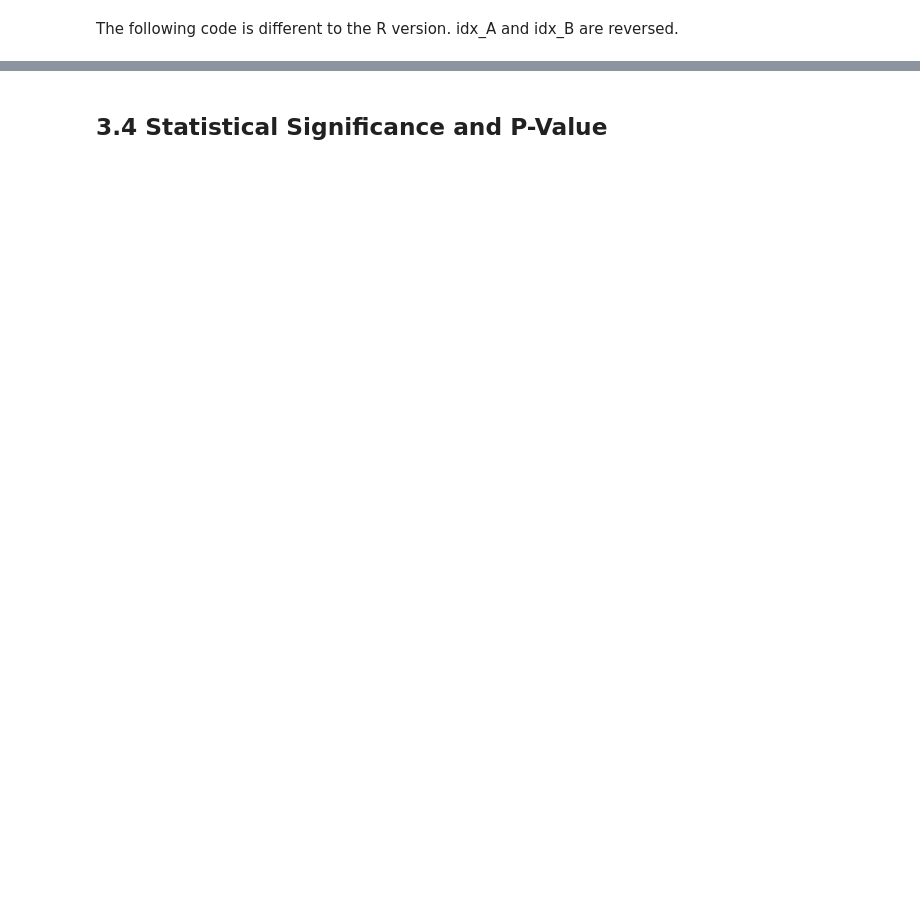
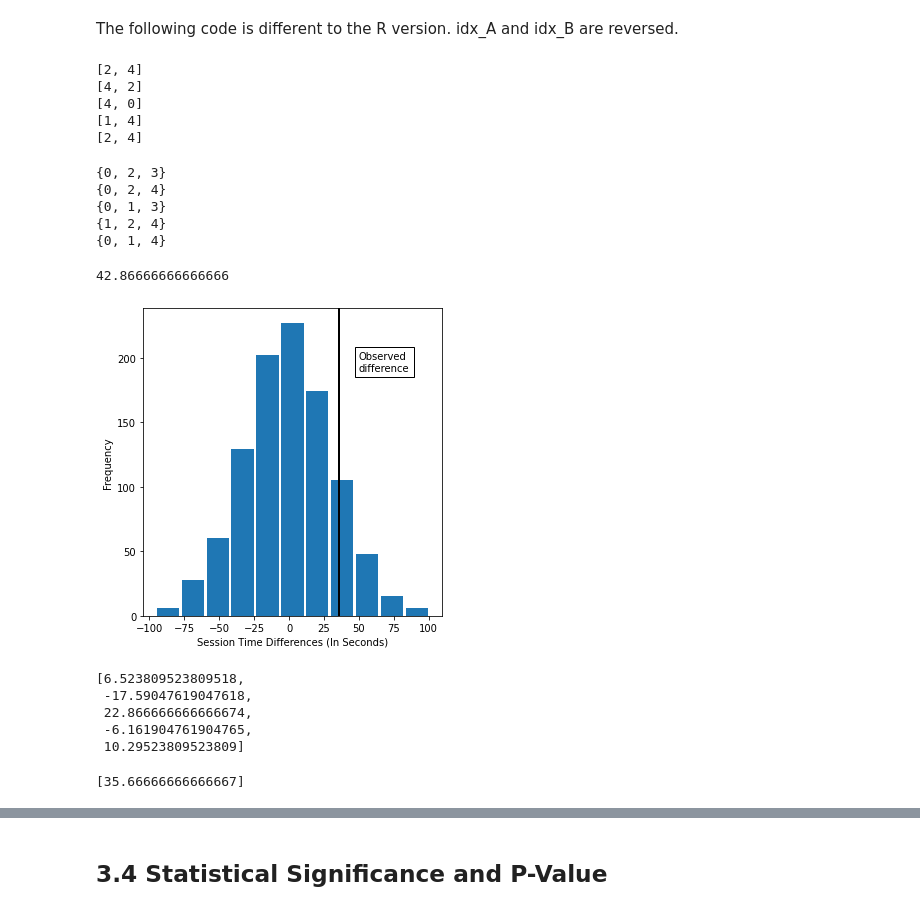
Before and after one commit to young-hwanlee/my-practical-statistics-for-data-scientists, a Jupyter notebook: Chapter_3_Statistical_Experiments_and_Significance_Testing.ipynb, the cells around one changed output, grey strips where cells are left out. Cells and saved outputs as stored; diff of their text form; code cells hidden in the pictures; blank space fills up the shorter version.

```diff
--- a/Chapter_3_Statistical_Experiments_and_Significance_Testing.ipynb
+++ b/Chapter_3_Statistical_Experiments_and_Significance_Testing.ipynb
@@ -61,5 +92,23 @@ print(mean_b - mean_a)
 # %% [markdown]
 The following code is different to the R version. idx_A and idx_B are reversed.
+# %%
+for _ in range(5):
+    print(random.sample(range(5),2))
+# %% [output]
+[2, 4]
+[4, 2]
+[4, 0]
+[1, 4]
+[2, 4]
+# %%
+for _ in range(5):
+    print(set(random.sample(range(5), 3)))
+# %% [output]
+{0, 2, 3}
+{0, 2, 4}
+{0, 1, 3}
+{1, 2, 4}
+{0, 1, 4}
 # %%
 # Permutation test example with stickiness
 def perm_fun(x, nA, nB):
@@ -68,19 +117,35 @@ def perm_fun(x, nA, nB):
     idx_A = set(range(n)) - idx_B
     return x.loc[idx_B].mean() - x.loc[idx_A].mean()
 
-xA = session_times[session_times.Page == 'Page A'].shape[0]
+nA = session_times[session_times.Page == 'Page A'].shape[0]
 nB = session_times[session_times.Page == 'Page B'].shape[0]
 print(perm_fun(session_times.Time, nA, nB))
+# %% [output]
+42.86666666666666
 # %%
 random.seed(1)
-perm_diffs = [perm_fun(session_times.Time, nA, nB)] for _in range(1000)]
+perm_diffs = [perm_fun(session_times.Time, nA, nB) for _ in range(1000)]
 
 fig, ax = plt.subplots(figsize=(5, 5))
 ax.hist(perm_diffs, bins=11, rwidth=0.9)
 ax.axvline(x = mean_b - mean_a, color='black', lw=2)
 ax.text(50, 190, 'Observed\ndifference', bbox={'facecolor':'white'})
-ax.set_xlabel('Session Time Differences (in Seconds)')
+ax.set_xlabel('Session Time Differences (In Seconds)')
 ax.set_ylabel('Frequency')
 
 plt.tight_layout()
 plt.show()
+# %% [output]
+[figure, added]
+# %%
+perm_diffs[:5]
+# %% [output]
+[6.523809523809518,
+ -17.59047619047618,
+ 22.866666666666674,
+ -6.161904761904765,
+ 10.29523809523809]
+# %%
+[mean_b - mean_a]
+# %% [output]
+[35.66666666666667]
```
Also changed, not shown: parts of 28 cells of this notebook.
